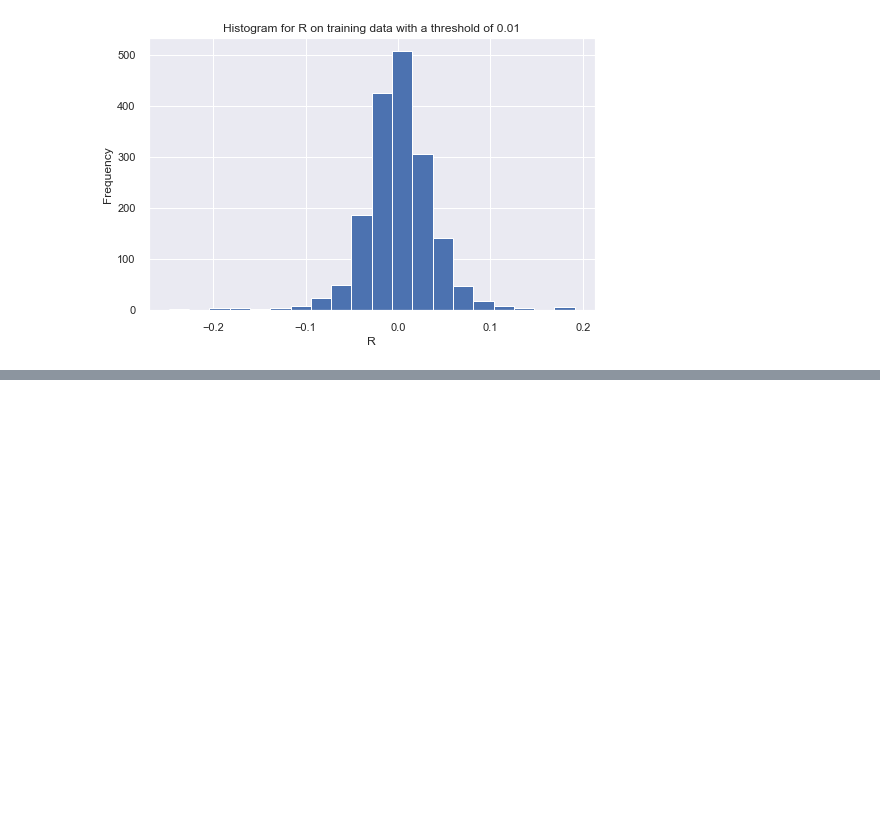
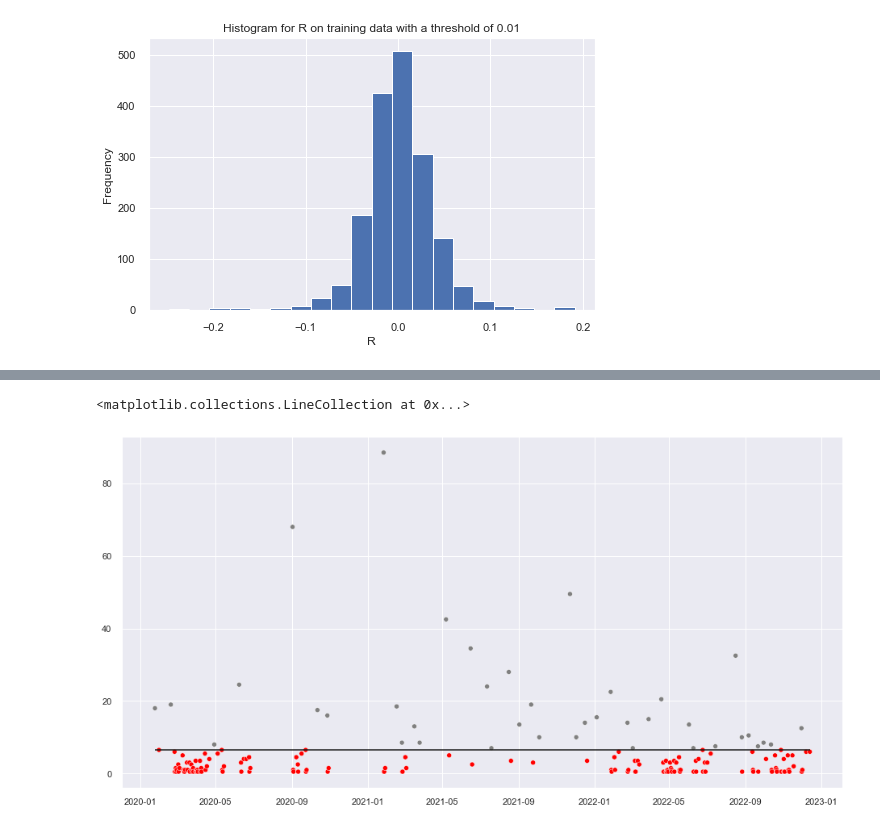
Before and after one commit to uday-31/detecting-market-regime-changes, a Jupyter notebook: detecting-regime-change.ipynb, the cells around one changed output, grey strips where cells are left out. Drawn from its saved outputs; the diff is of its cells as text; code cells hidden in the pictures; blank space fills up the shorter version.

```diff
--- a/detecting-regime-change.ipynb
+++ b/detecting-regime-change.ipynb
@@ -657,0 +660,5 @@ plt.show()
+# %%
+""" Logistic Regression: Run the strategy on test data. """
+lr = Pipeline(df_ts= df_ts, to_test = True, **cv2.get_optimal_parameters())
+lr.fit(verbose = True)
+lr.trading_metrics_test
@@ -657,0 +686,7 @@ plt.show()
+# %%
+fig,ax = plt.subplots(figsize=(16,8))
+sns.scatterplot(data=lr.T['test'], c=np.where(lr.regimes_test==1, 'red','gray'))
+plt.hlines(np.max(lr.T['test'][lr.regimes_test==1]),xmin=lr.T['test'].index[0],xmax=lr.T['test'].index[-1])
+# %% [output]
+<matplotlib.collections.LineCollection at 0x...>
+[figure, added]
```
Also changed, not shown: parts of 11 cells of this notebook.
